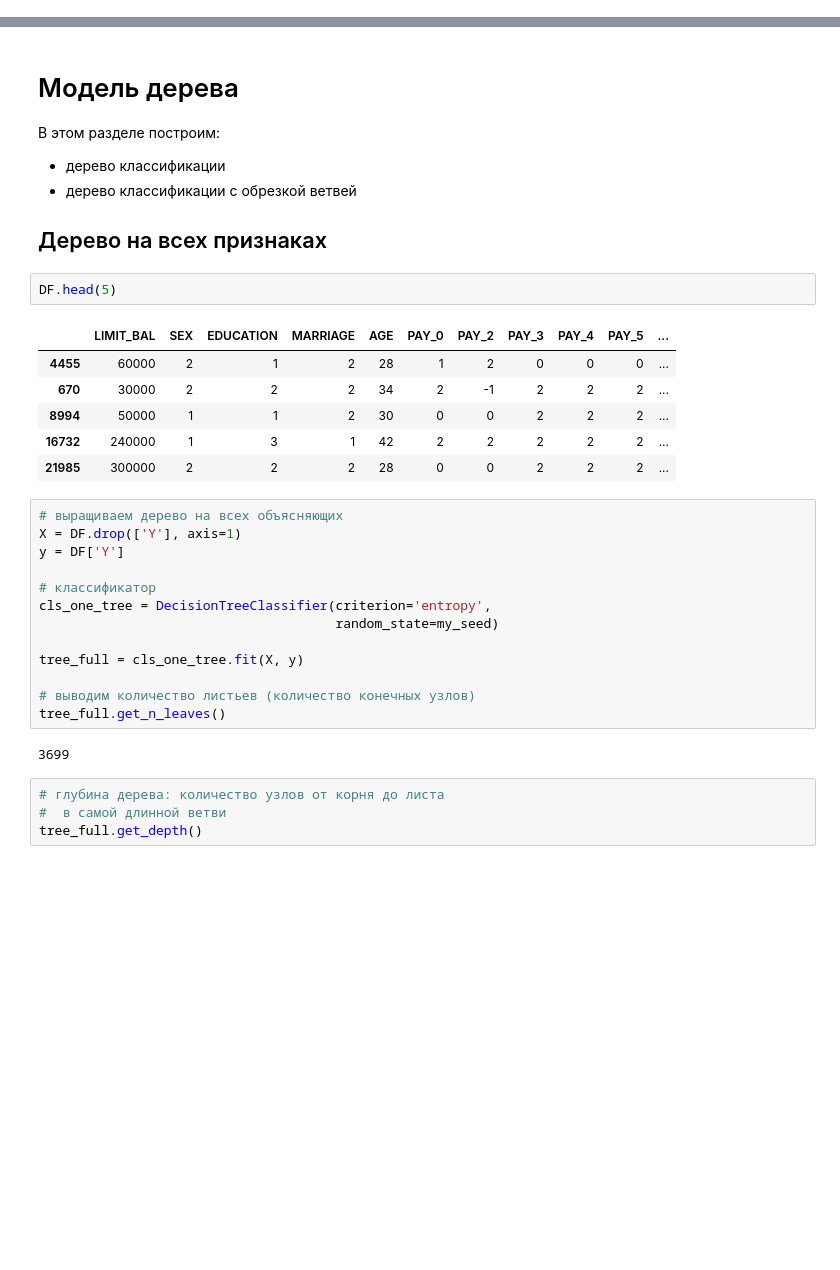
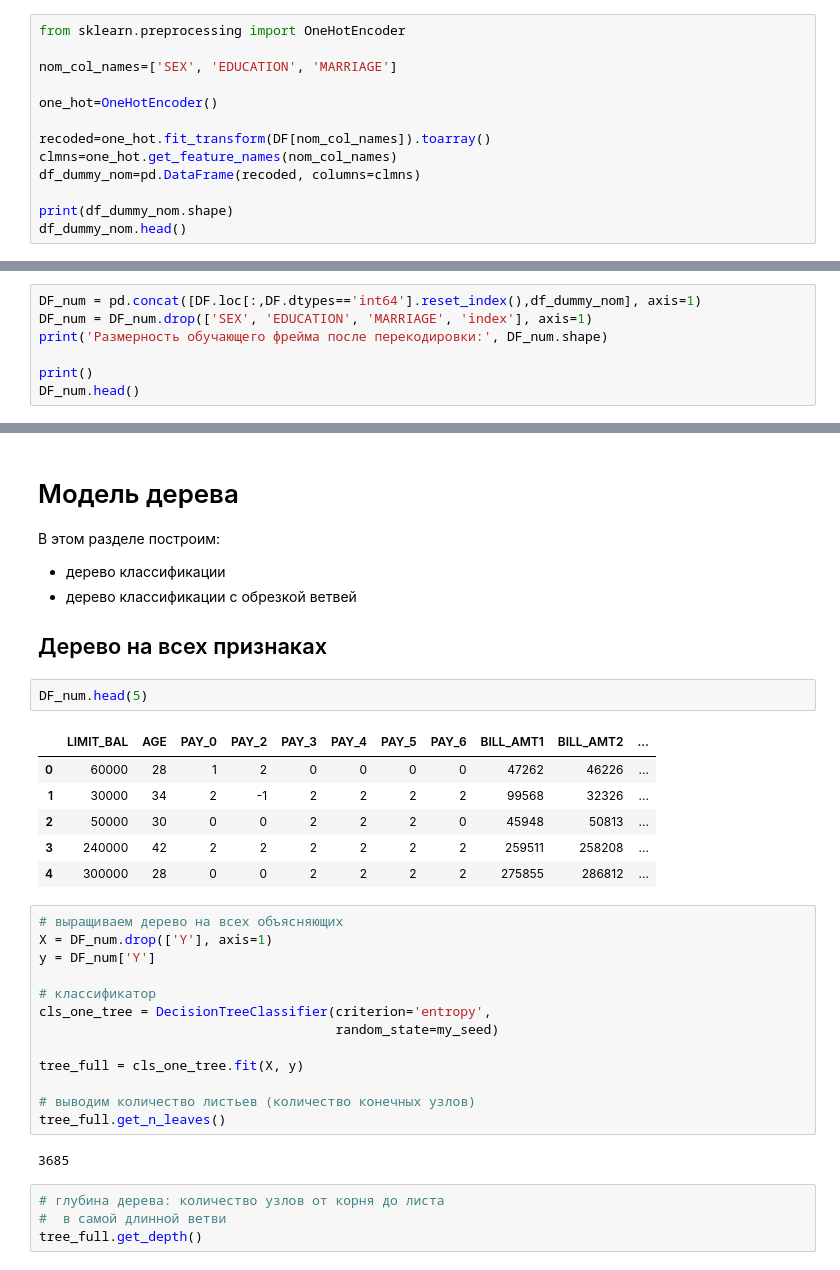
Before and after one commit to KirillSel/ML_Lab_1, a Jupyter notebook: Lab_4/Lab_4.ipynb, the cells around one changed output, grey strips where cells are left out. Drawn from its saved outputs; the diff is of its cells as text; blank space fills up the shorter version.

```diff
--- a/Lab_4/Lab_4.ipynb
+++ b/Lab_4/Lab_4.ipynb
@@ -201,0 +232,13 @@ DF_predict - TEST
+# %%
+from sklearn.preprocessing import OneHotEncoder
+
+nom_col_names=['SEX', 'EDUCATION', 'MARRIAGE']
+
+one_hot=OneHotEncoder()
+
+recoded=one_hot.fit_transform(DF[nom_col_names]).toarray()
+clmns=one_hot.get_feature_names(nom_col_names)
+df_dummy_nom=pd.DataFrame(recoded, columns=clmns)
+
+print(df_dummy_nom.shape)
+df_dummy_nom.head()
@@ -201,0 +255,7 @@ DF_predict - TEST
+# %%
+DF_num = pd.concat([DF.loc[:,DF.dtypes=='int64'].reset_index(),df_dummy_nom], axis=1)
+DF_num = DF_num.drop(['SEX', 'EDUCATION', 'MARRIAGE', 'index'], axis=1)
+print('Размерность обучающего фрейма после перекодировки:', DF_num.shape)
+
+print()
+DF_num.head()
@@ -210,18 +314,18 @@ DF_predict - TEST
 
 ## Дерево на всех признаках
 # %%
-DF.head(5)
+DF_num.head(5)
 # %% [output]
-|  | LIMIT_BAL | SEX | EDUCATION | MARRIAGE | AGE | PAY_0 | PAY_2 | PAY_3 | PAY_4 | PAY_5 | ... |
-| 4455 | 60000 | 2 | 1 | 2 | 28 | 1 | 2 | 0 | 0 | 0 | ... |
-| 670 | 30000 | 2 | 2 | 2 | 34 | 2 | -1 | 2 | 2 | 2 | ... |
-| 8994 | 50000 | 1 | 1 | 2 | 30 | 0 | 0 | 2 | 2 | 2 | ... |
-| 16732 | 240000 | 1 | 3 | 1 | 42 | 2 | 2 | 2 | 2 | 2 | ... |
-| 21985 | 300000 | 2 | 2 | 2 | 28 | 0 | 0 | 2 | 2 | 2 | ... |
+|  | LIMIT_BAL | AGE | PAY_0 | PAY_2 | PAY_3 | PAY_4 | PAY_5 | PAY_6 | BILL_AMT1 | BILL_AMT2 | ... |
+| 0 | 60000 | 28 | 1 | 2 | 0 | 0 | 0 | 0 | 47262 | 46226 | ... |
+| 1 | 30000 | 34 | 2 | -1 | 2 | 2 | 2 | 2 | 99568 | 32326 | ... |
+| 2 | 50000 | 30 | 0 | 0 | 2 | 2 | 2 | 0 | 45948 | 50813 | ... |
+| 3 | 240000 | 42 | 2 | 2 | 2 | 2 | 2 | 2 | 259511 | 258208 | ... |
+| 4 | 300000 | 28 | 0 | 0 | 2 | 2 | 2 | 2 | 275855 | 286812 | ... |
 # %%
 # выращиваем дерево на всех объясняющих
-X = DF.drop(['Y'], axis=1)
-y = DF['Y']
+X = DF_num.drop(['Y'], axis=1)
+y = DF_num['Y']
 
 # классификатор
 cls_one_tree = DecisionTreeClassifier(criterion='entropy',
@@ -232,7 +336,7 @@ tree_full = cls_one_tree.fit(X, y)
 # выводим количество листьев (количество конечных узлов)
 tree_full.get_n_leaves()
 # %% [output]
-3699
+3685
 # %%
 # глубина дерева: количество узлов от корня до листа
 #  в самой длинной ветви
```
Also changed, not shown: parts of 27 cells of this notebook, 1 other file.
